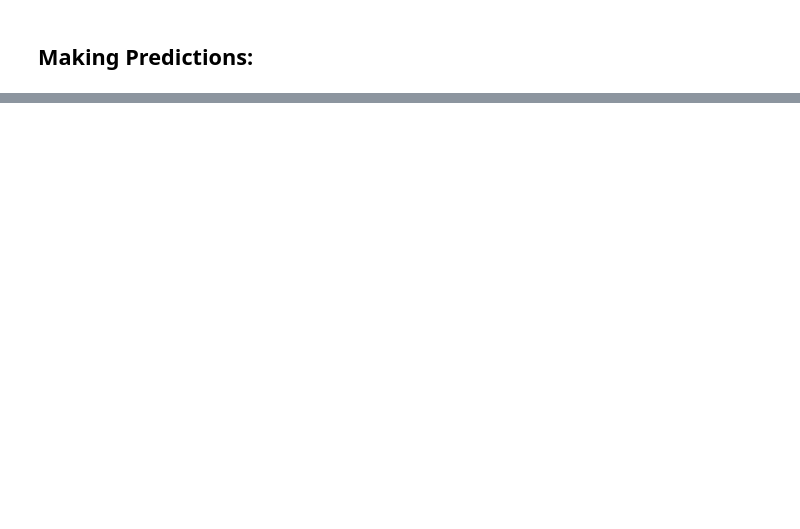
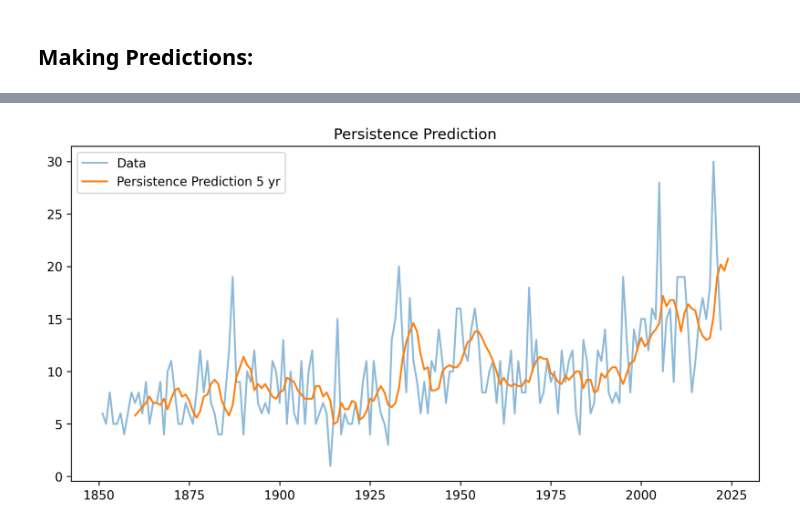
Before and after one commit to komrozik/Predictions_and_Predictability, a Jupyter notebook: test_programming.ipynb, the cells around one changed output, grey strips where cells are left out. Saved outputs shown, nothing was run; the diff lists cells and outputs as text; code cells hidden in the pictures; blank space fills up the shorter version.

Commit message:
Moved functions into predict_functions.py, worked on test_programming.py

```diff
--- a/test_programming.ipynb
+++ b/test_programming.ipynb
@@ -106,3 +110,15 @@ def linear_reg_pred(df,start_year,end_year,window_length = 30,variable = "Tropic
+# %%
+def persistence_pred(df,start_year,end_year,window_length = 5,variable = "Tropical Storms"):
+    predictions = []
+    years = []
+
+    for year in range(start_year,end_year):
+        window = df[(df["Year"] >= year-window_length) & (df["Year"] < year)]
+        pred = window[variable].mean()
+        predictions.append(pred)
+        years.append(year)
+
+    return (predictions,years)
 # %% [markdown]
 ## Making Predictions:
 # %%
@@ -140,0 +157,17 @@ plt.savefig(f"plots/linear_reg_numly{num_ly}_window{window_length}.pdf")
+# %%
+start_year = 1860
+end_year = 2025
+window_length = 5
+#num_ly = 10
+predict,years = persistence_pred(df,start_year,end_year,window_length = window_length)
+
+plt.figure(figsize = (10,5),dpi = 300)
+plt.plot(df["Year"],df["Tropical Storms"], label = "Data",alpha = 0.5)
+# for ly in range(num_ly):
+#     plt.plot(np.arange(starts[ly],2025),predict[ly], label=f'LY = {ly}')
+plt.plot(years,predict,label=f'Persistence Prediction {window_length} yr')
+plt.legend(loc = "best")
+plt.title(f"Persistence Prediction")
+plt.savefig(f"plots/persistence_window{window_length}.pdf")
+# %% [output]
+[figure, added]
```
Also changed, not shown: parts of 6 cells of this notebook, 1 other file.
